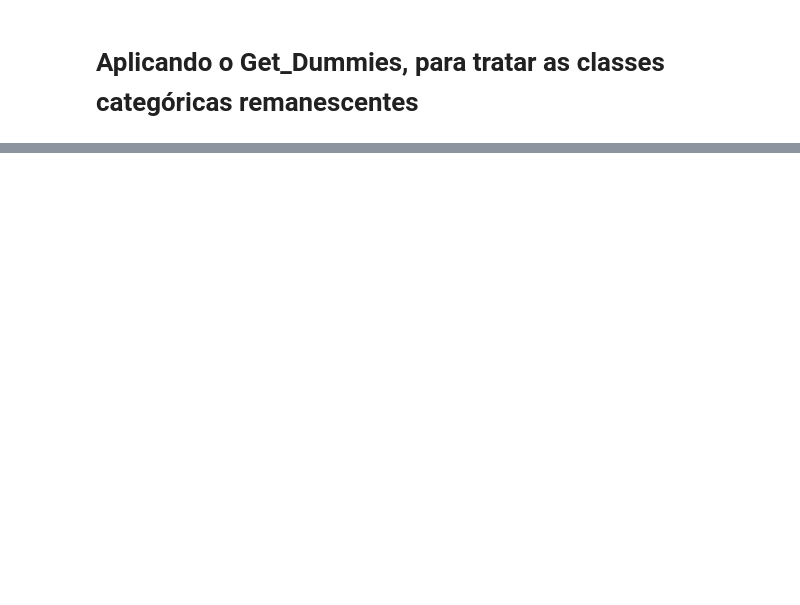
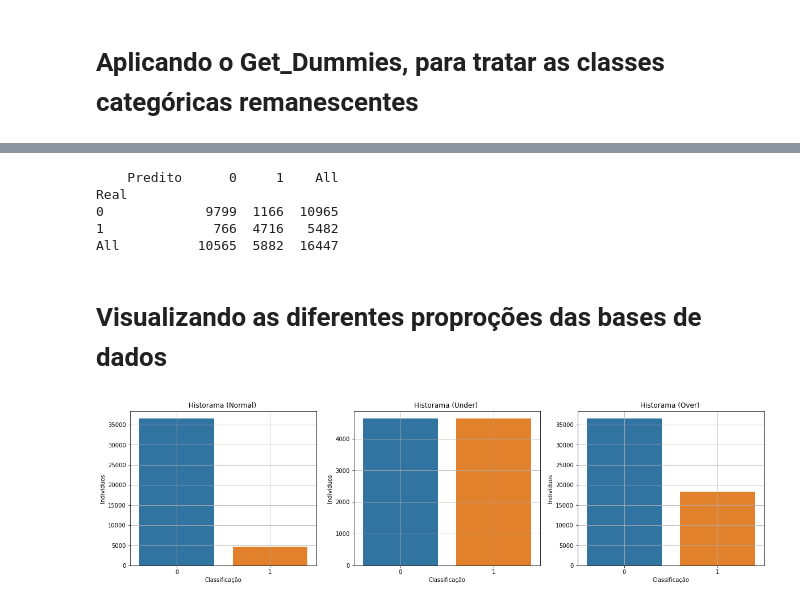
Before and after one commit to vinicius-mattoso/Bank_Project, a Jupyter notebook: Bank_Project_v2.ipynb, the cells around one changed output, grey strips where cells are left out. Drawn from its saved outputs; the diff is of its cells as text; code cells hidden in the pictures; blank space fills up the shorter version.

```diff
--- a/Bank_Project_v2.ipynb
+++ b/Bank_Project_v2.ipynb
@@ -258,0 +500,30 @@ dtype: int64
+# %%
+print (pd.crosstab(y_test_over, resultado_over, rownames=['Real'], colnames=['    Predito'], margins=True))
+# %% [output]
+    Predito      0     1    All
+Real
+0             9799  1166  10965
+1              766  4716   5482
+All          10565  5882  16447
+# %% [markdown]
+# **Visualizando as diferentes proproções das bases de dados**
+# %%
+fig, (ax1, ax2, ax3) = plt.subplots(nrows = 1, ncols =3, figsize = (20, 5));
+ax1 = sns.countplot(ax = ax1,x=dataset['y'])
+ax1.set(xlabel='Classificação', ylabel='Indivíduos',title='Historama (Normal) ')
+ax1.grid()
+#ax1.legend(['Yes cases']);
+
+
+ax2 = sns.countplot(ax = ax2,x=y_under)
+ax2.set(xlabel='Classificação', ylabel='Indivíduos',title='Historama (Under) ')
+ax2.grid()
+#ax2.legend(['No Cases']);
+
+ax3 = sns.countplot(ax = ax3,x=y_over)
+ax3.set(xlabel='Classificação', ylabel='Indivíduos',title='Historama (Over) ')
+ax3.grid()
+
+plt.show()
+# %% [output]
+[figure, added]
```
Also changed, not shown: parts of 68 cells of this notebook.
